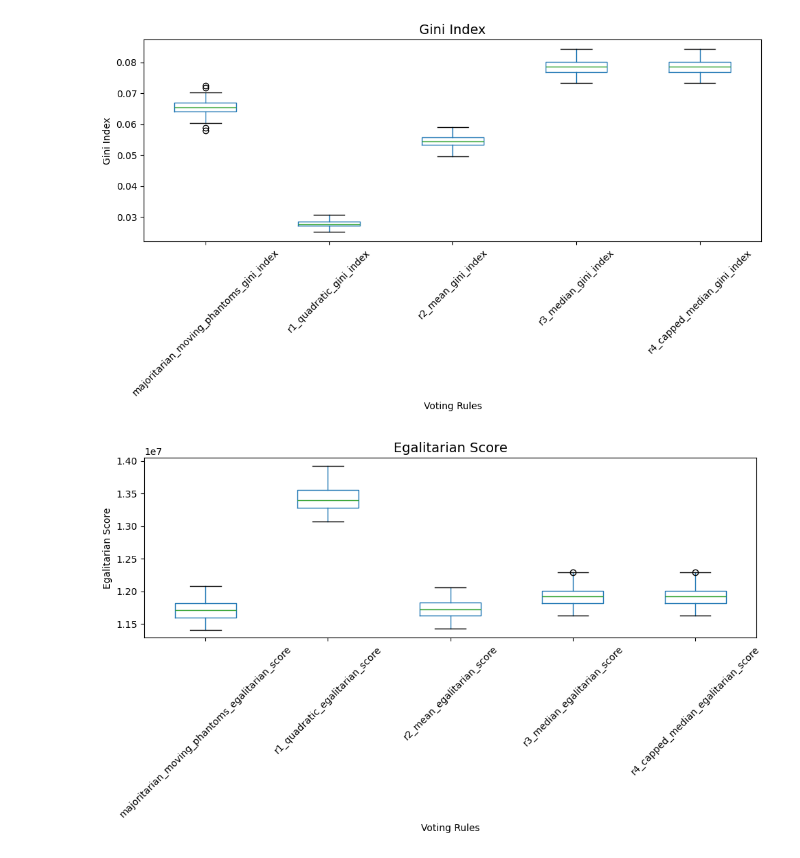
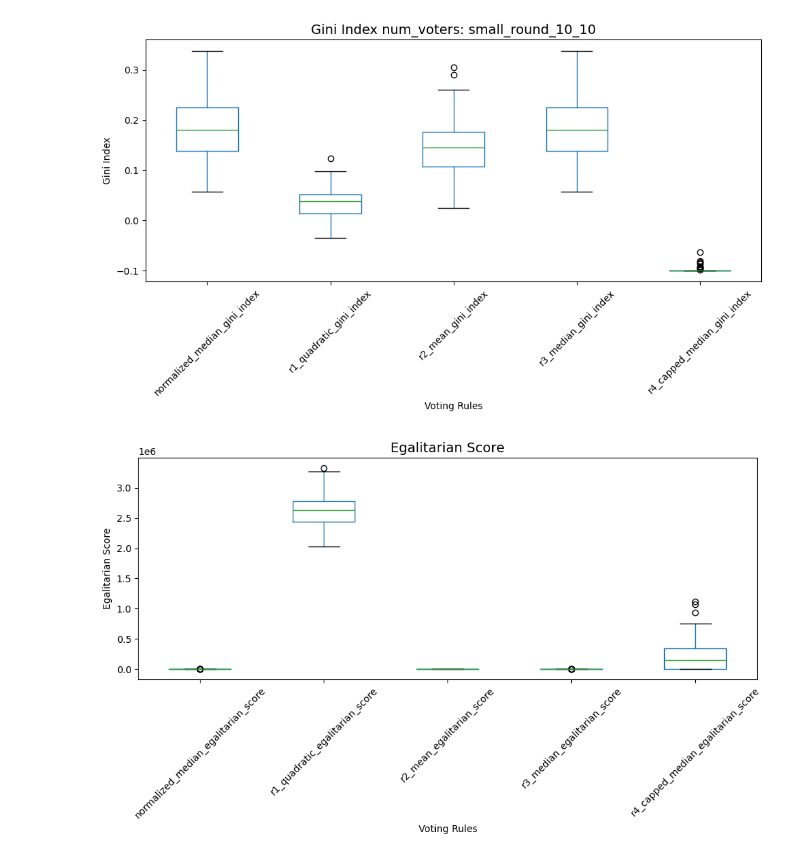
Before and after one commit to GovXS/Evaluating-Voting-Design-Tradeoffs-for-Retro-Funding, a Jupyter notebook: metrics_evaluations/evaluation_plots.ipynb, the cells around one changed output. Saved outputs shown, nothing was run; the diff lists cells and outputs as text; code cells hidden in the pictures.

```diff
--- a/metrics_evaluations/evaluation_plots.ipynb
+++ b/metrics_evaluations/evaluation_plots.ipynb
@@ -8,27 +8,27 @@ sys.path.append(os.path.abspath('/Users/idrees/Code/govxs/'))
 # %%
 import pandas as pd
 import matplotlib.pyplot as plt
 
 # Load the Gini index results CSV file
-gini_df = pd.read_csv('/Users/idrees/Code/govxs/outdir_csv/gini_results.csv')
+gini_df = pd.read_csv('/Users/idrees/Code/govxs/data/simulation_results/small_round_10_10/gini_results.csv')
 
 # Create a boxplot for Gini index for different voting rules
 plt.figure(figsize=(10, 6))
 gini_df.boxplot(column=[col for col in gini_df.columns if 'round' not in col], grid=False)
-plt.title('Gini Index', fontsize=14)
+plt.title('Gini Index num_voters: small_round_10_10', fontsize=14)
 plt.ylabel('Gini Index')
 plt.xlabel('Voting Rules')
 plt.xticks(rotation=45)
 plt.tight_layout()
 plt.show()
 # %% [output]
-[figure, old version]
+[figure, new version]
 # %%
 import pandas as pd
 import matplotlib.pyplot as plt
 
 # Load the Gini index results CSV file
-gini_df = pd.read_csv('/Users/idrees/Code/govxs/outdir_csv/egalitarian_results.csv')
+gini_df = pd.read_csv('/Users/idrees/Code/govxs/data/simulation_results/change alpha_40_63/egalitarian_results.csv')
 
 # Create a boxplot for Gini index for different voting rules
 plt.figure(figsize=(10, 6))
@@ -40,7 +40,7 @@ plt.xticks(rotation=45)
 plt.tight_layout()
 plt.show()
 # %% [output]
-[figure, old version]
+[figure, new version]
 # %%
 import pandas as pd
 import matplotlib.pyplot as plt
```
Also changed, not shown: parts of 6 cells of this notebook, 18 other files.
